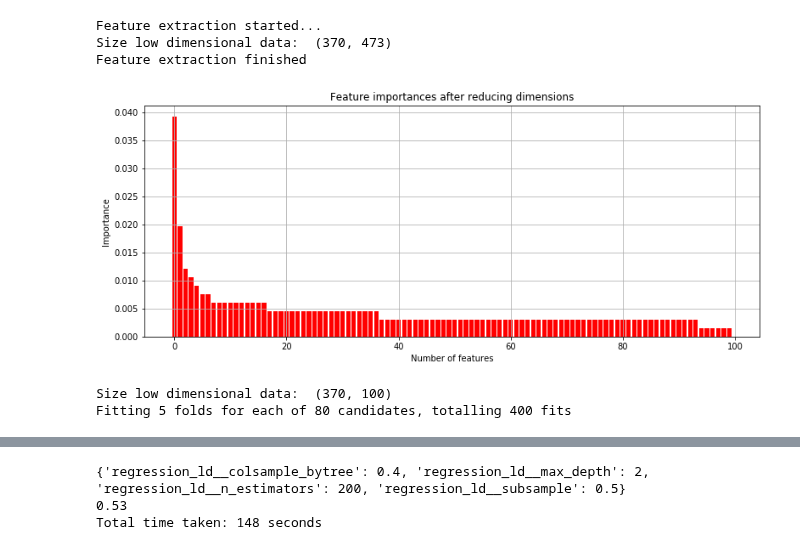
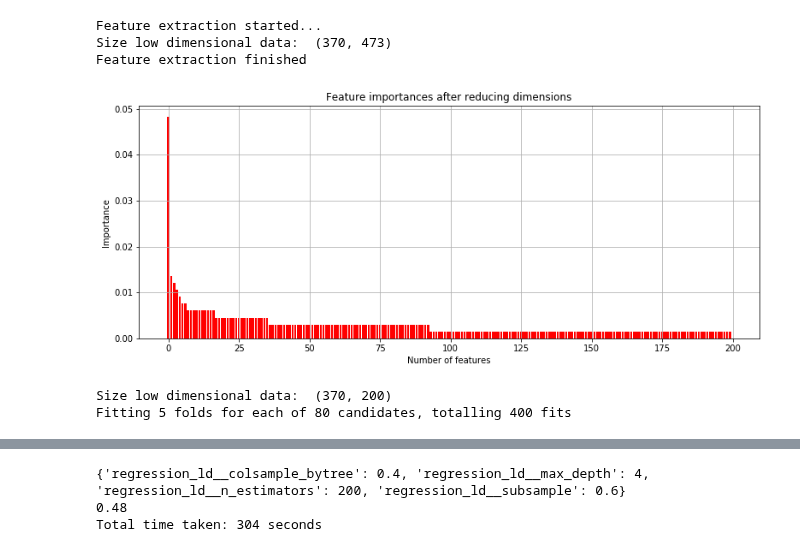
Before and after one commit to anuprulez/pmlb_regression, a Jupyter notebook: Depmap_regression_XGBoost_featureselection.ipynb, the cells around one changed output, grey strips where cells are left out. Saved outputs shown, nothing was run; the diff lists cells and outputs as text; code cells hidden in the pictures.

```diff
--- a/Depmap_regression_XGBoost_featureselection.ipynb
+++ b/Depmap_regression_XGBoost_featureselection.ipynb
@@ -62,6 +72,10 @@ plt.xlabel("Number of features")
 plt.ylabel("Importance")
 plt.grid(True)
 plt.show()
+
+n_cv = 5
+n_jobs = 6
+random_state = 3111696
 
 new_data = np.zeros([data.shape[0], topk])
 for idx in range(topk):
@@ -70,33 +84,33 @@ print("Size low dimensional data: ", new_data.shape)
 
 pipe_regressor_ld = Pipeline([
   ('regression_ld', XGBRegressor(random_state=random_state))
 ])
 
 parameters_ld = [
     {
         'regression_ld__max_depth': [2, 3, 4, 5, 6],
         'regression_ld__subsample': [0.7, 0.6, 0.5, 0.4],
         'regression_ld__colsample_bytree': [0.7, 0.6, 0.5, 0.4],
         'regression_ld__n_estimators': [200]
     }
 ]
 
 optimized_regressor_ld = GridSearchCV(pipe_regressor_ld, parameters_ld, \
                                        cv=KFold(n_splits=n_cv, shuffle=True, random_state=random_state), \
                                        error_score=0, scoring='r2', verbose=True, n_jobs=n_jobs, \
                                        pre_dispatch="1*n_jobs")
 
 optimized_regressor_ld.fit(new_data, label)
 best_regressor_ld = optimized_regressor_ld.best_estimator_
 best_result_ld = optimized_regressor_ld.cv_results_
 
 print(optimized_regressor_ld.best_params_)
 best_score_ld = optimized_regressor_ld.best_score_
 print(np.round(best_score_ld, 2))
 
 end_time = time.time()
 print('Total time taken: %d seconds' % int(end_time - start_time))
 # %% [output]
-[figure, old version]
+[figure, new version]
-Size low dimensional data:  (370, 100)
+Size low dimensional data:  (370, 200)
 Fitting 5 folds for each of 80 candidates, totalling 400 fits
@@ -106,3 +121,3 @@ Fitting 5 folds for each of 80 candidates, totalling 400 fits
-{'regression_ld__colsample_bytree': 0.4, 'regression_ld__max_depth': 2, 'regression_ld__n_estimators': 200, 'regression_ld__subsample': 0.5}
-0.53
-Total time taken: 148 seconds
+{'regression_ld__colsample_bytree': 0.4, 'regression_ld__max_depth': 4, 'regression_ld__n_estimators': 200, 'regression_ld__subsample': 0.6}
+0.48
+Total time taken: 304 seconds
```
Also changed, not shown: parts of 2 cells of this notebook, 2 other files.
